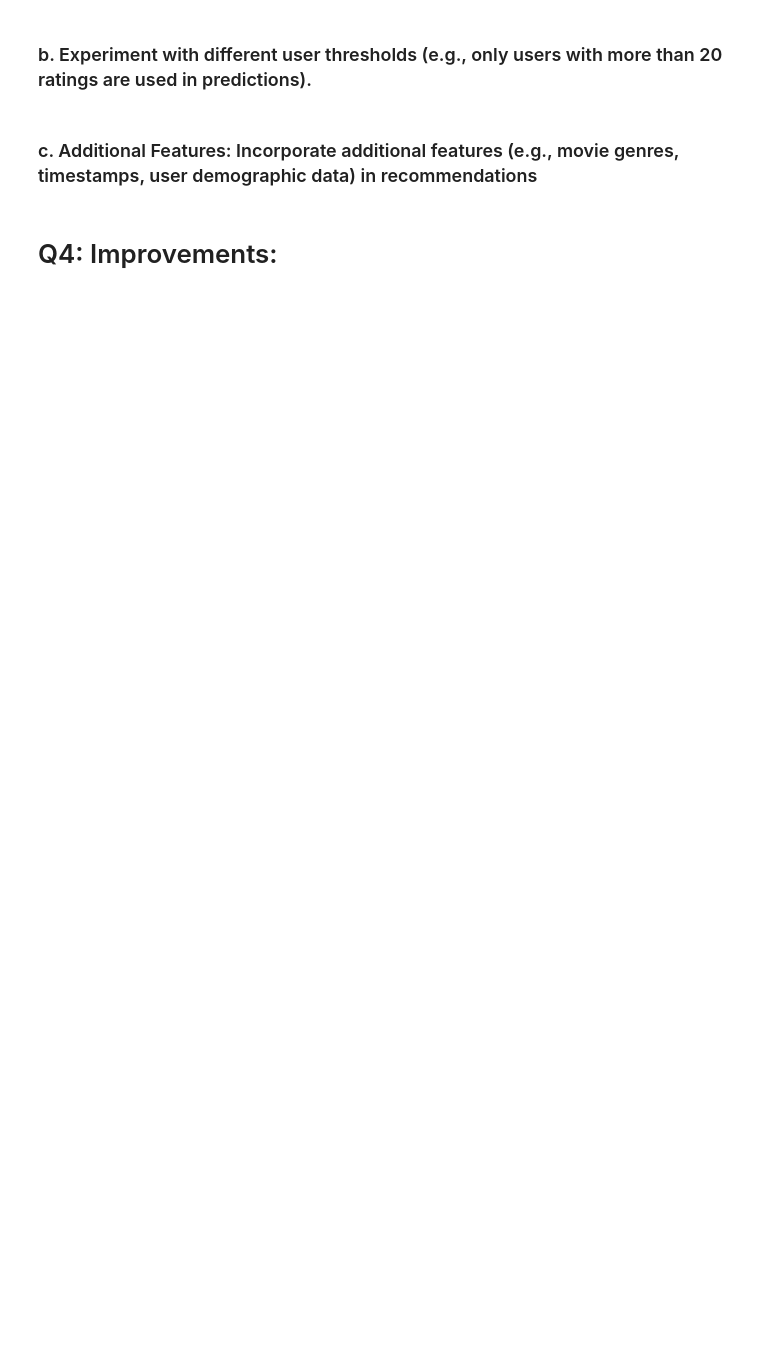
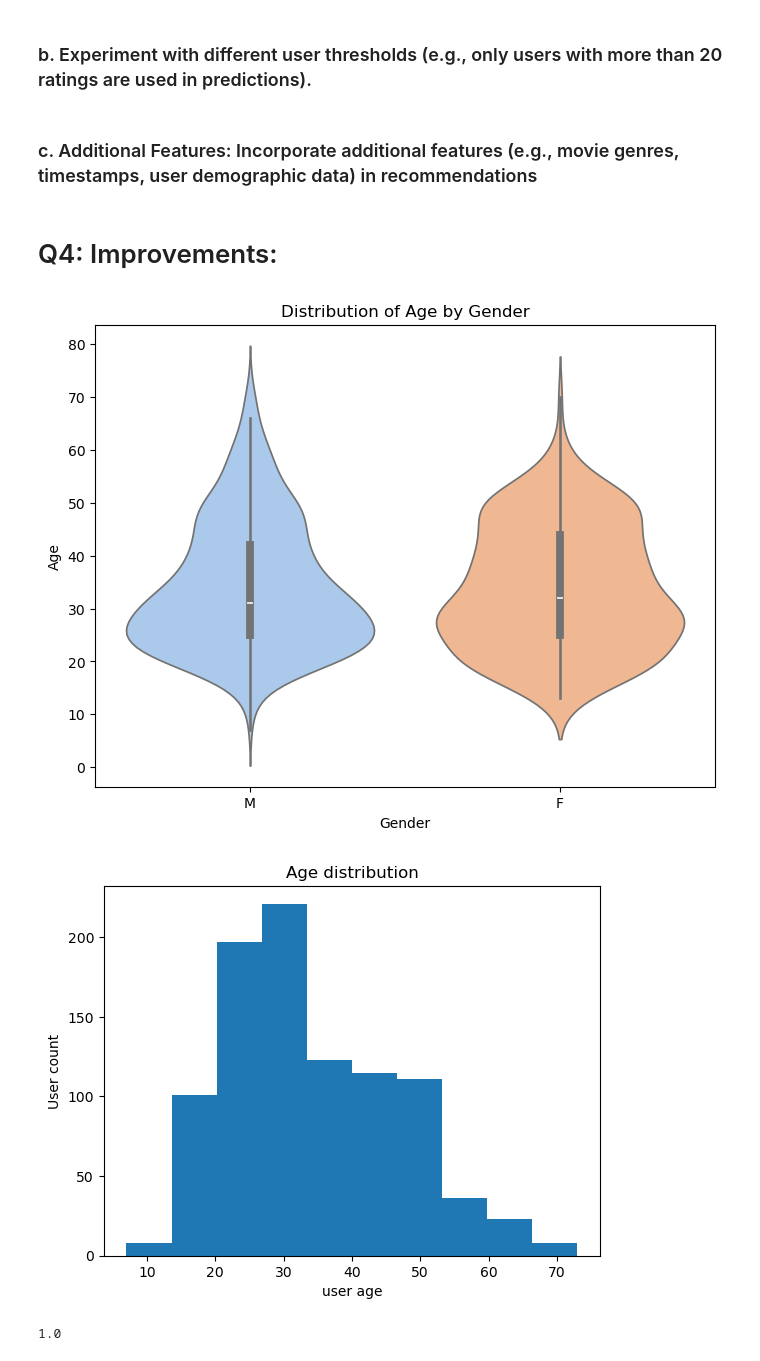
Before and after one commit to NikosKontou/6001-Project, a Jupyter notebook: project.ipynb, the cells around one changed output. Drawn from its saved outputs; the diff is of its cells as text; code cells hidden in the pictures; blank space fills up the shorter version.

Commit message:
import user data and get similarity score
also graphs

```diff
--- a/project.ipynb
+++ b/project.ipynb
@@ -25,6 +26,7 @@ oSL= 3
 ## Read the data
 # %%
 uData = pd.read_csv(dataPath, sep= '\t', header= None, names=["userId", "itemId", "rating", "timestamp"])
+uUser = pd.read_csv(userPath, sep= '|', header= None, names=['userId', 'age', 'gender', 'occupation', 'zip_code']).drop(columns =  ['occupation', 'zip_code']).set_index(keys="userId", drop= "True")
 pivotedData = uData.pivot(index="userId", columns="itemId", values="rating").reset_index().rename_axis(None, axis=1).set_index(keys="userId", drop= "True")
 #make it easier to access the column names
 pivotedData.columns = pivotedData.columns.map(str)
@@ -593,3 +511,22 @@ predictionData
 ### c. Additional Features: Incorporate additional features (e.g., movie genres, timestamps, user demographic data) in recommendations
 # %% [markdown]
 # Q4: Improvements:
+# %%
+# Create the violin plot
+plt.figure(figsize=(8, 6))
+sns.violinplot(x='gender', y='age', data=uUser, palette='pastel', legend=False, hue = 'gender')
+
+# Add titles and labels
+plt.title('Distribution of Age by Gender')
+plt.xlabel('Gender')
+plt.ylabel('Age')
+plt.show()
+
+plt.hist(uUser.drop(columns = 'gender'))
+plt.title('Age distribution')
+plt.ylabel('User count')
+plt.xlabel('user age')
+plt.show()
+# %% [output]
+[figure, added]
+[figure, added]
@@ -595,0 +540,8 @@ predictionData
+# %%
+# uUser
+maxAge = uUser.age.max()
+minAge = uUser.age.min()
+maxAgeDiff =maxAge - minAge
+print(getUserSimilarity(uUser.loc[15], uUser.loc[98], maxAgeDiff))
+# %% [output]
+1.0
```
Also changed, not shown: parts of 12 cells of this notebook.
